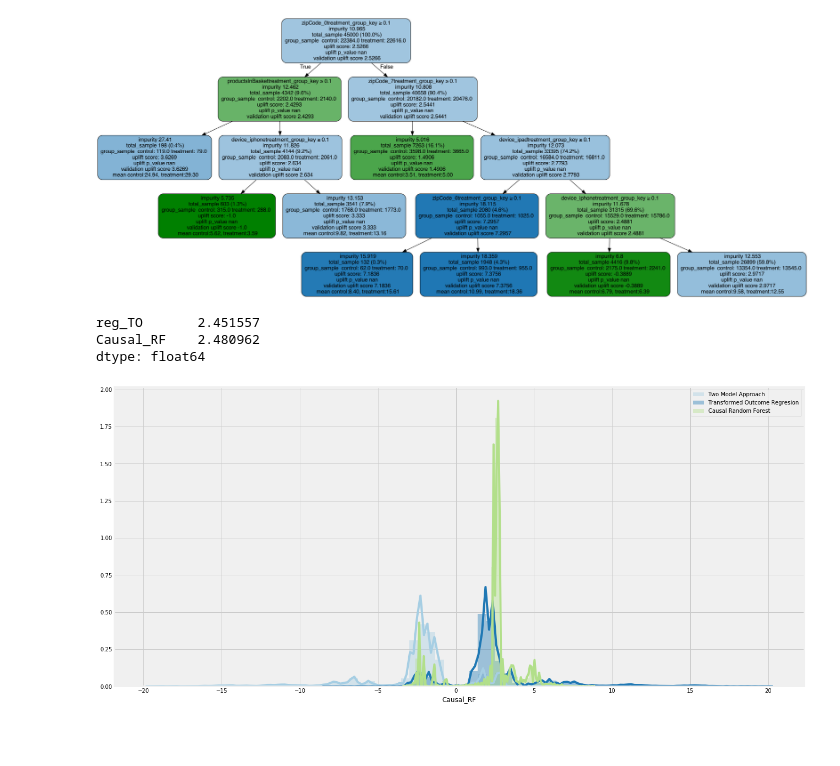
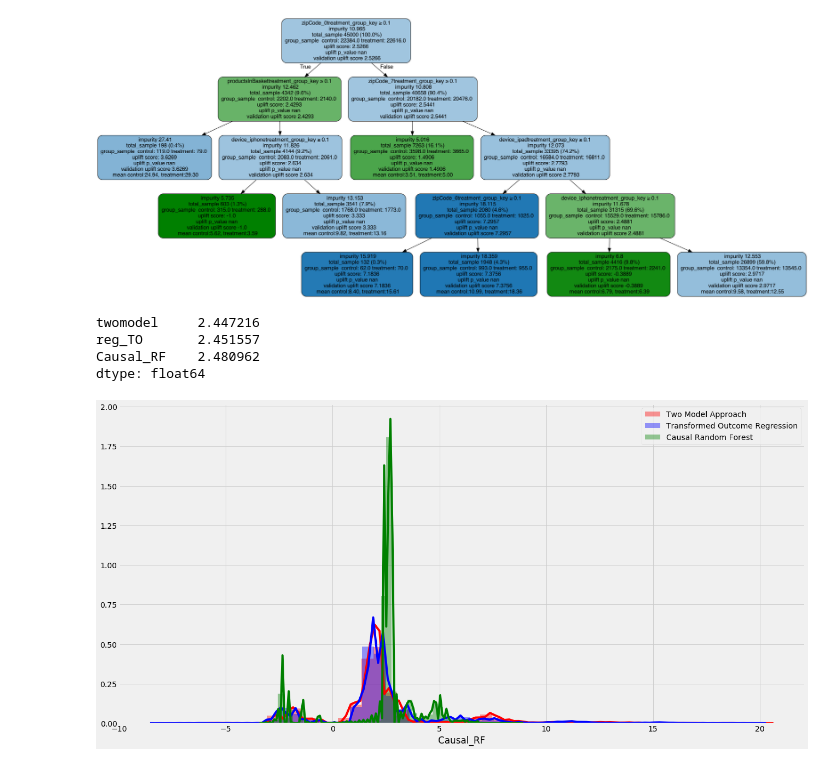
Before and after one commit to wiebkepeters/IS-HU-Berlin, a Jupyter notebook: CausalMLAdams.ipynb, the cells around one changed output. Saved outputs shown, nothing was run; the diff lists cells and outputs as text; code cells hidden in the pictures; blank space fills up the shorter version.

```diff
--- a/CausalMLAdams.ipynb
+++ b/CausalMLAdams.ipynb
@@ -251,10 +249,11 @@ from sklearn.linear_model import LinearRegression
 from sklearn import metrics
 regressor = LinearRegression()
 
+# use splitted data for control and treatment group for regression to control for all variables by estimating conditional means
 
-regressor.fit(reg_treatment[X], reg_treatment[y]) #training the algorithm
+regressor.fit(treatment_group[X], treatment_group[y]) #training the algorithm
 y_predT = regressor.predict(test[X])
-regressor.fit(reg_control[X], reg_control[y])
+regressor.fit(control_group[X], control_group[y])
 y_predC = regressor.predict(test[X])
 # %%
 pred = pd.DataFrame() #create a dataframe to store results
@@ -323,18 +321,19 @@ Image(graph.create_png())
 np.mean(pred)
 # The causal forest is not in line with the other models and the ATE
 # %% [output]
+twomodel     2.447216
 reg_TO       2.451557
 Causal_RF    2.480962
 dtype: float64
 # %%
 # Let's check what the models estimate on the individual level
 
 import seaborn as sns
-sns.distplot(pred['twomodel'], label="Two Model Approach")
-sns.distplot(pred['reg_TO'], label= 'Transformed Outcome Regresion')
-sns.distplot(pred['Causal_RF'], label = 'Causal Random Forest')
+sns.distplot(pred['twomodel'], label="Two Model Approach", color='red')
+sns.distplot(pred['reg_TO'], label= 'Transformed Outcome Regression', color='blue')
+sns.distplot(pred['Causal_RF'], label = 'Causal Random Forest',  color='green')
 plt.legend() ;
 # %% [output]
-[figure, old version]
+[figure, new version]
 # %%
 # There seem to be many cases where the treatment decreases conversion!
```
Also changed, not shown: parts of 10 cells of this notebook.
